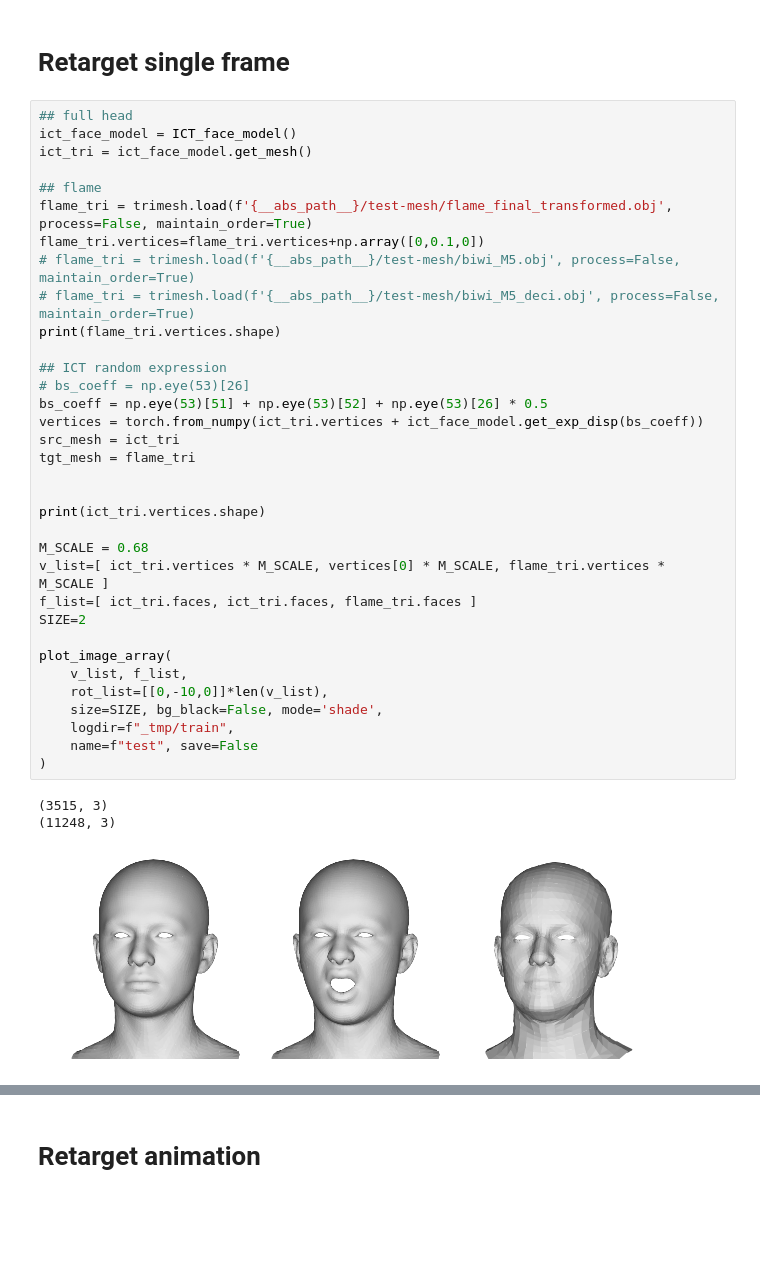
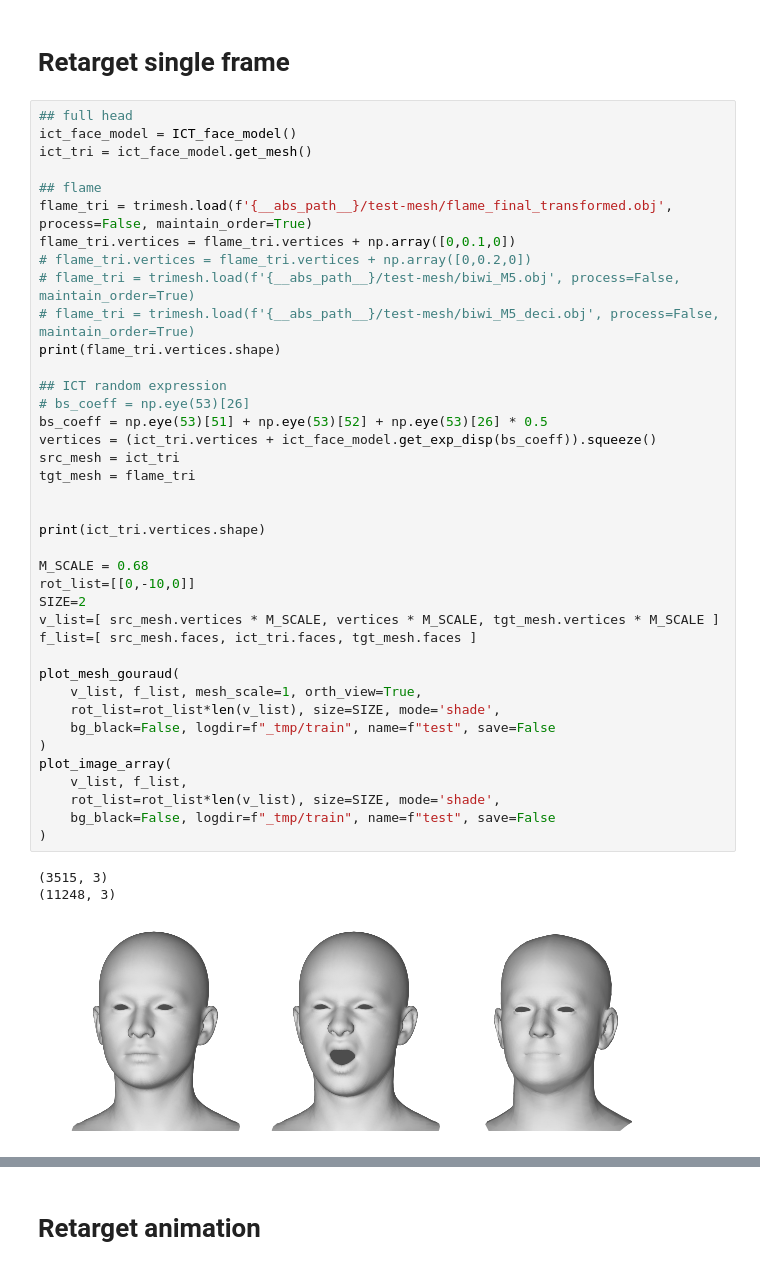
Before and after one commit to chacorp/PDB, a Jupyter notebook: notebook/NBC_visualize.ipynb, the cells around one changed output, grey strips where cells are left out. Saved outputs shown, nothing was run; the diff lists cells and outputs as text; blank space fills up the shorter version.

```diff
--- a/notebook/NBC_visualize.ipynb
+++ b/notebook/NBC_visualize.ipynb
@@ -78,38 +88,43 @@ Loading... ../ckpts_CBD/2025-10-09-02-04-49-NGBCv5/model_best.pth
 # %%
 ## full head
 ict_face_model = ICT_face_model()
 ict_tri = ict_face_model.get_mesh()
 
 ## flame
 flame_tri = trimesh.load(f'{__abs_path__}/test-mesh/flame_final_transformed.obj', process=False, maintain_order=True)
-flame_tri.vertices=flame_tri.vertices+np.array([0,0.1,0])
+flame_tri.vertices = flame_tri.vertices + np.array([0,0.1,0])
+# flame_tri.vertices = flame_tri.vertices + np.array([0,0.2,0])
 # flame_tri = trimesh.load(f'{__abs_path__}/test-mesh/biwi_M5.obj', process=False, maintain_order=True)
 # flame_tri = trimesh.load(f'{__abs_path__}/test-mesh/biwi_M5_deci.obj', process=False, maintain_order=True)
 print(flame_tri.vertices.shape)
 
 ## ICT random expression
 # bs_coeff = np.eye(53)[26]
 bs_coeff = np.eye(53)[51] + np.eye(53)[52] + np.eye(53)[26] * 0.5
-vertices = torch.from_numpy(ict_tri.vertices + ict_face_model.get_exp_disp(bs_coeff))
+vertices = (ict_tri.vertices + ict_face_model.get_exp_disp(bs_coeff)).squeeze()
 src_mesh = ict_tri
 tgt_mesh = flame_tri
 
 
 print(ict_tri.vertices.shape)
 
 M_SCALE = 0.68
-v_list=[ ict_tri.vertices * M_SCALE, vertices[0] * M_SCALE, flame_tri.vertices * M_SCALE ]
-f_list=[ ict_tri.faces, ict_tri.faces, flame_tri.faces ]
+rot_list=[[0,-10,0]]
 SIZE=2
+v_list=[ src_mesh.vertices * M_SCALE, vertices * M_SCALE, tgt_mesh.vertices * M_SCALE ]
+f_list=[ src_mesh.faces, ict_tri.faces, tgt_mesh.faces ]
 
+plot_mesh_gouraud(
+    v_list, f_list, mesh_scale=1, orth_view=True,
+    rot_list=rot_list*len(v_list), size=SIZE, mode='shade',
+    bg_black=False, logdir=f"_tmp/train", name=f"test", save=False
+)
 plot_image_array(
     v_list, f_list,
-    rot_list=[[0,-10,0]]*len(v_list),
-    size=SIZE, bg_black=False, mode='shade',
-    logdir=f"_tmp/train",
-    name=f"test", save=False
+    rot_list=rot_list*len(v_list), size=SIZE, mode='shade',
+    bg_black=False, logdir=f"_tmp/train", name=f"test", save=False
 )
 # %% [output]
 (3515, 3)
 (11248, 3)
-[figure, old version]
+[figure, new version]
```
Also changed, not shown: parts of 34 cells of this notebook, 3 other files.
